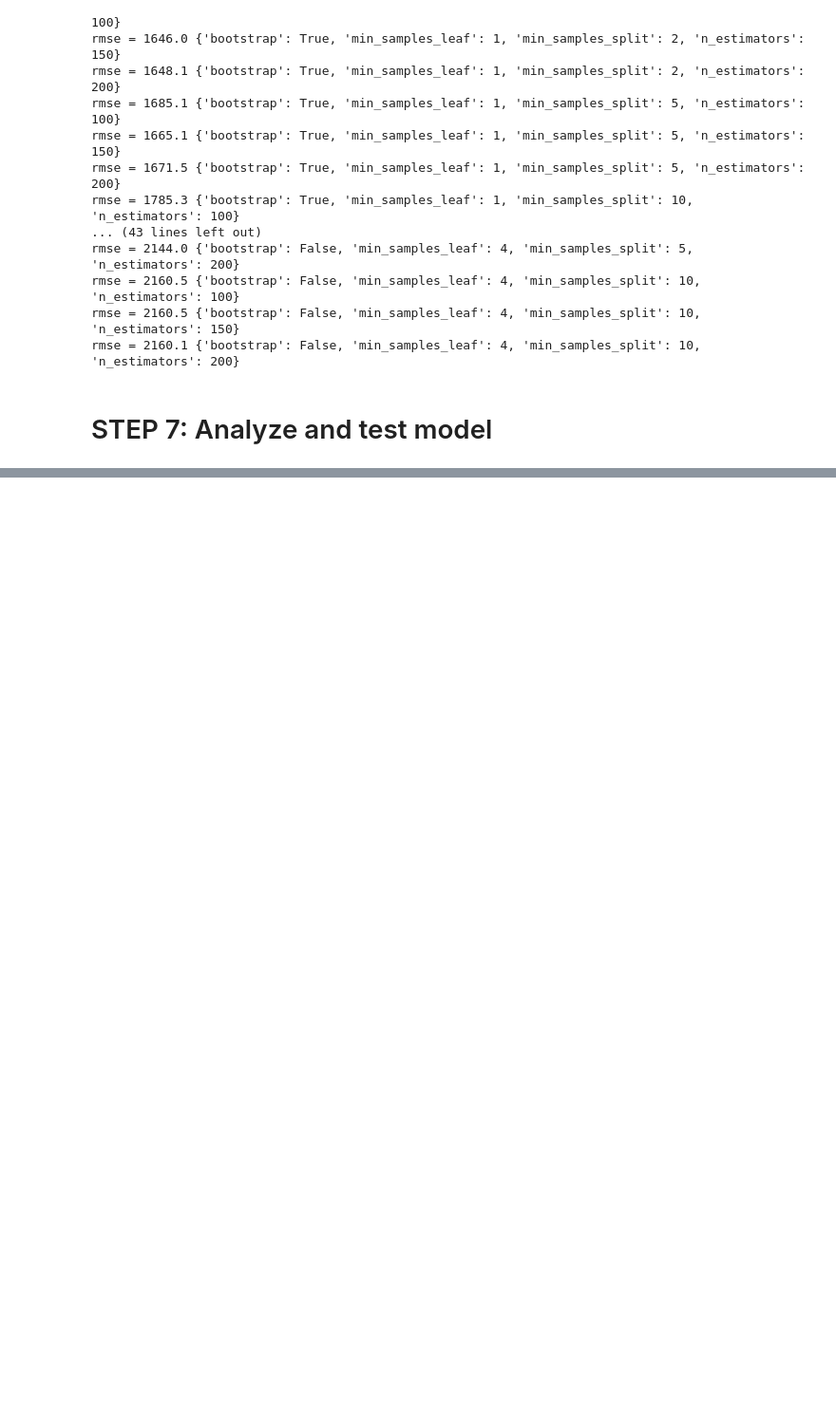
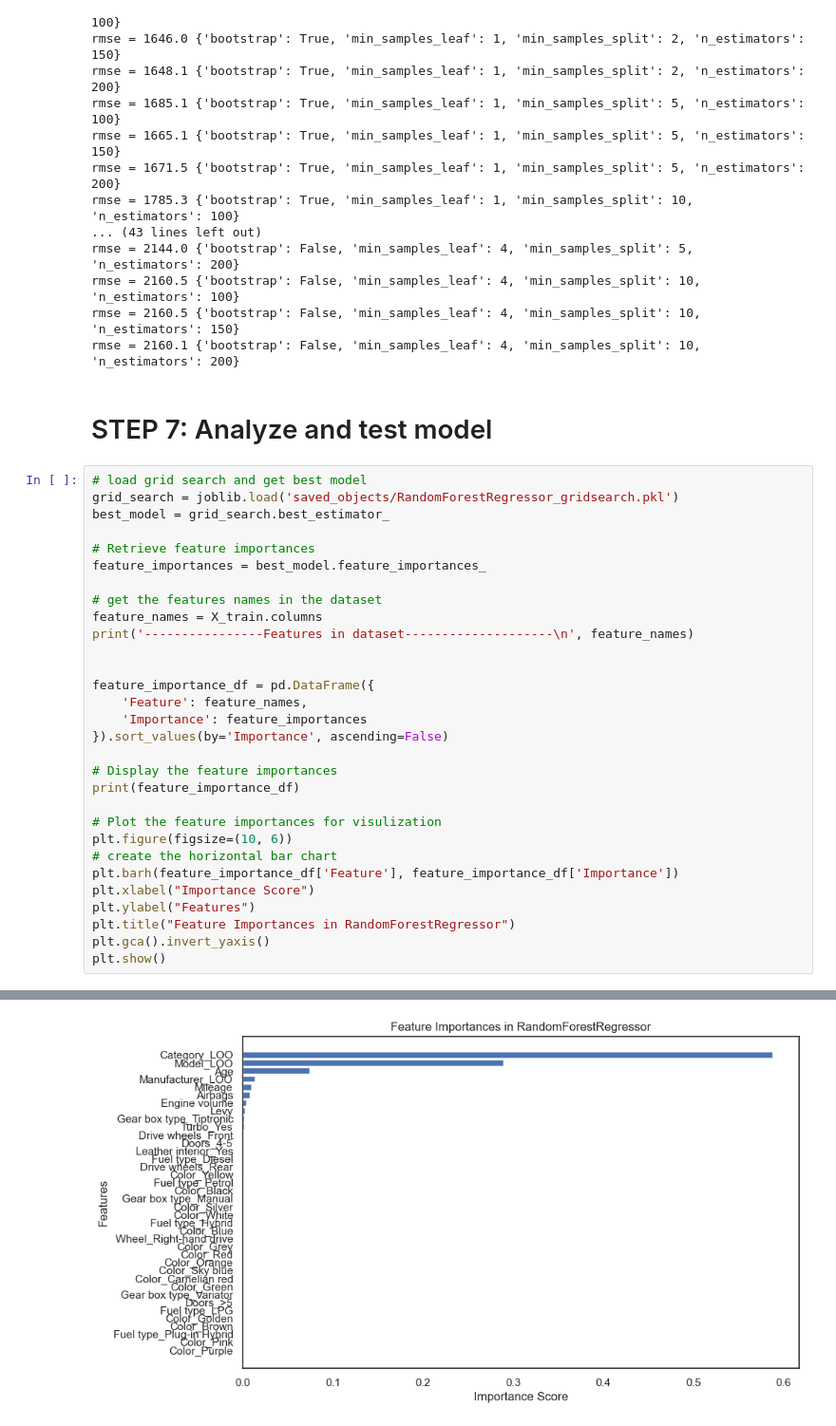
Before and after one commit to TaiVanNgo/Car-Price-Prediction, a Jupyter notebook: WeLiveWeLoveWeLie.ipynb, the cells around one changed output, grey strips where cells are left out. Shown at 95% size. Saved outputs shown, nothing was run; the diff lists cells and outputs as text; blank space fills up the shorter version.

Commit message:
feat: plot the insight ofthe best model

```diff
--- a/WeLiveWeLoveWeLie.ipynb
+++ b/WeLiveWeLoveWeLie.ipynb
@@ -1000,3 +1003,34 @@ rmse = 2160.5 {'bootstrap': False, 'min_samples_leaf': 4, 'min_samples_split': 1
 rmse = 2160.1 {'bootstrap': False, 'min_samples_leaf': 4, 'min_samples_split': 10, 'n_estimators': 200}
 # %% [markdown]
 # STEP 7: Analyze and test model
+# %%
+# load grid search and get best model
+grid_search = joblib.load('saved_objects/RandomForestRegressor_gridsearch.pkl')
+best_model = grid_search.best_estimator_
+
+# Retrieve feature importances
+feature_importances = best_model.feature_importances_
+
+# get the features names in the dataset
+feature_names = X_train.columns
+print('----------------Features in dataset--------------------\n', feature_names)
+
+
+feature_importance_df = pd.DataFrame({
+    'Feature': feature_names,
+    'Importance': feature_importances
+}).sort_values(by='Importance', ascending=False)
+
+# Display the feature importances
+print(feature_importance_df)
+
+# Plot the feature importances for visulization
+plt.figure(figsize=(10, 6))
+# create the horizontal bar chart
+plt.barh(feature_importance_df['Feature'], feature_importance_df['Importance'])
+plt.xlabel("Importance Score")
+plt.ylabel("Features")
+plt.title("Feature Importances in RandomForestRegressor")
+plt.gca().invert_yaxis()
+plt.show()
+# %% [output]
@@ -1003 +1054,2 @@ rmse = 2160.1 {'bootstrap': False, 'min_samples_leaf': 4, 'min_samples_split': 1
+[figure, added]
 # %%
```
Also changed, not shown: parts of 9 cells of this notebook, 5 other files.
